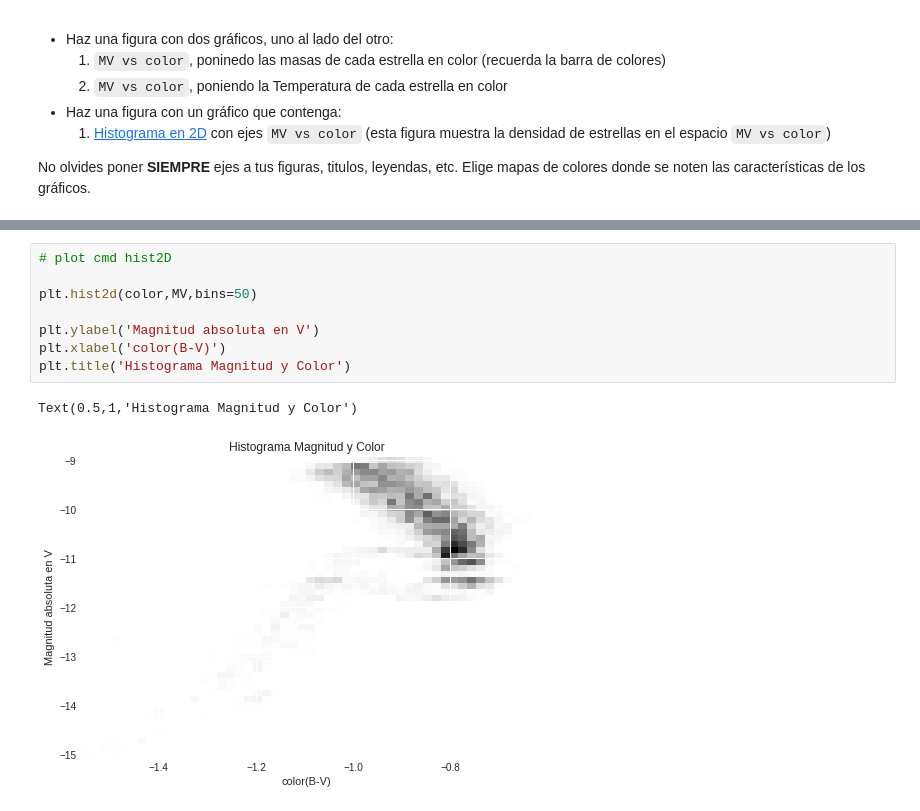
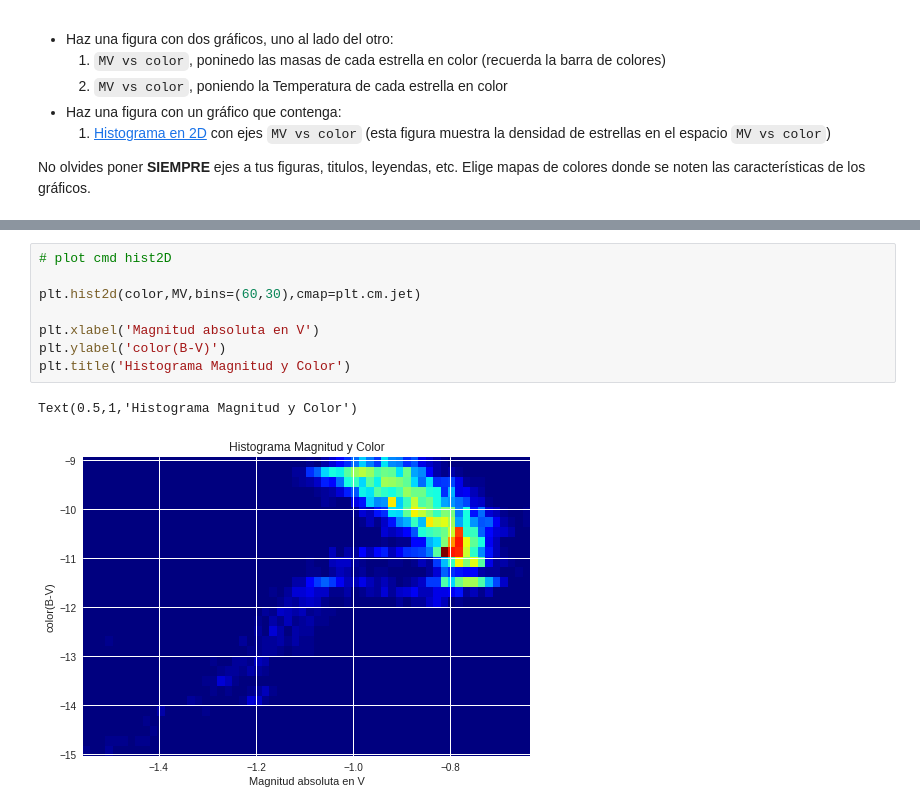
Before and after one commit to nvcaceres/Clase2, a Jupyter notebook: Copia_de_minitarea2.ipynb, the cells around one changed output, grey strips where cells are left out. Cells and saved outputs as stored; diff of their text form.

```diff
--- a/Copia_de_minitarea2.ipynb
+++ b/Copia_de_minitarea2.ipynb
@@ -210,11 +210,11 @@ ax.legend()
 # %%
 # plot cmd hist2D
 
-plt.hist2d(color,MV,bins=50)
+plt.hist2d(color,MV,bins=(60,30),cmap=plt.cm.jet)
 
-plt.ylabel('Magnitud absoluta en V')
-plt.xlabel('color(B-V)')
+plt.xlabel('Magnitud absoluta en V')
+plt.ylabel('color(B-V)')
 plt.title('Histograma Magnitud y Color')
 # %% [output]
 Text(0.5,1,'Histograma Magnitud y Color')
-[figure, old version]
+[figure, new version]
```
Also changed, not shown: parts of 2 cells of this notebook.
